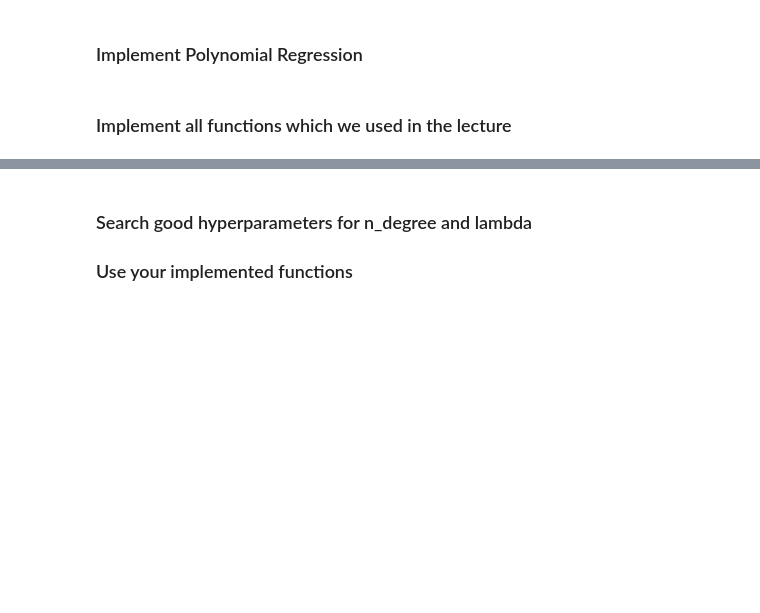
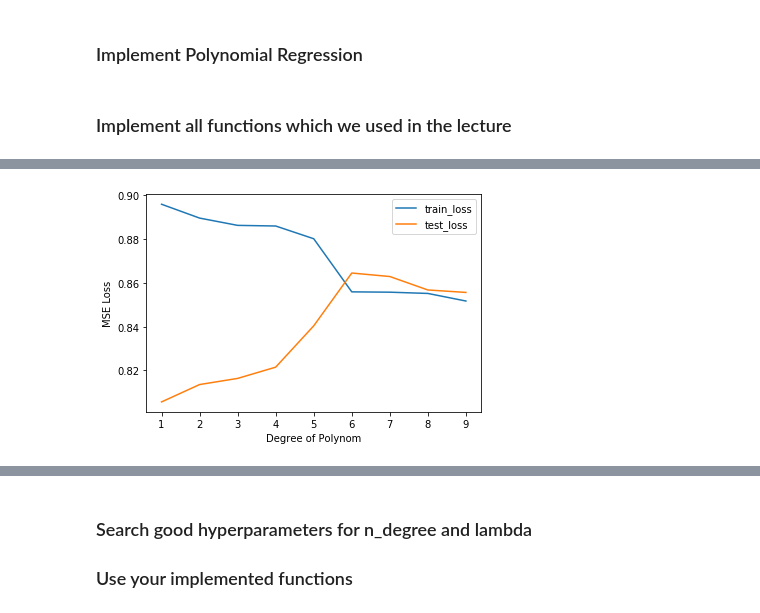
Before and after one commit to hakobian4/Machine_Learning, a Jupyter notebook: Supervised/Polynomial_Regression_Homework.ipynb, the cells around one changed output, grey strips where cells are left out. Cells and saved outputs as stored; diff of their text form; code cells hidden in the pictures; blank space fills up the shorter version.

```diff
--- a/Supervised/Polynomial_Regression_Homework.ipynb
+++ b/Supervised/Polynomial_Regression_Homework.ipynb
@@ -124,0 +179,4 @@ def plot_lambda_vs_loss(X_train, Y_train, X_test, Y_test, degree, lambda_range=[
+# %%
+plot_degree_vs_loss(X_train, Y_train, X_test, Y_test, range_ = 10, lambda_ = None)
+# %% [output]
+[figure, added]
```
Also changed, not shown: parts of 7 cells of this notebook.
